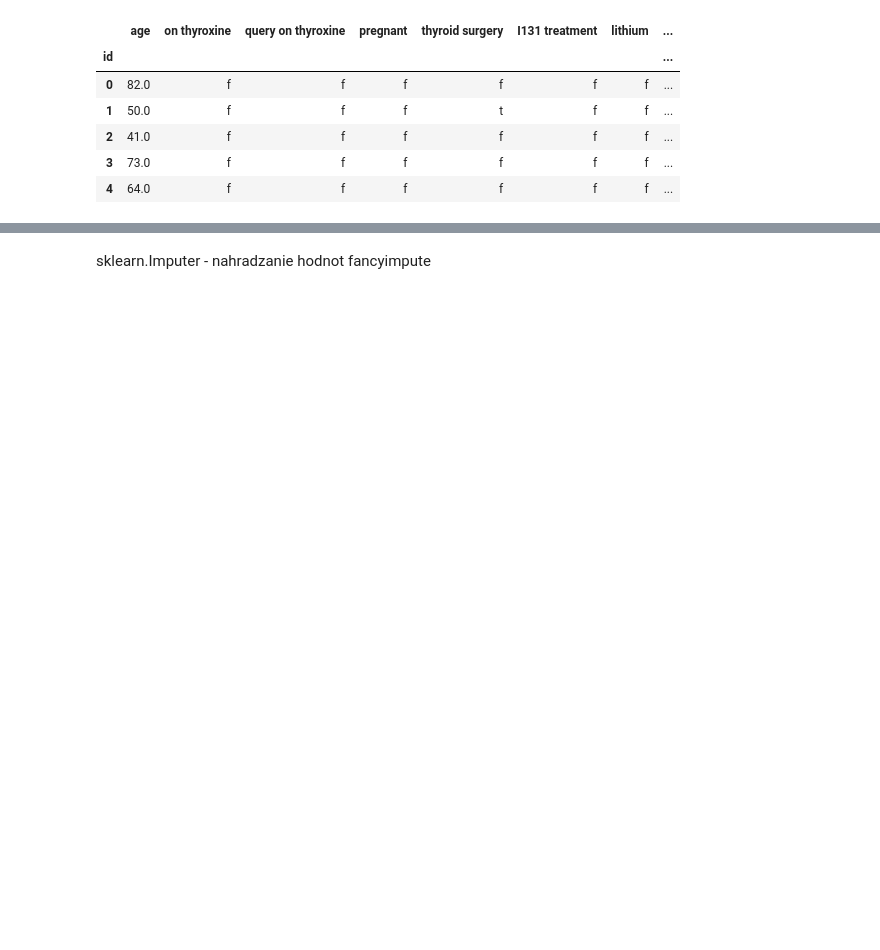
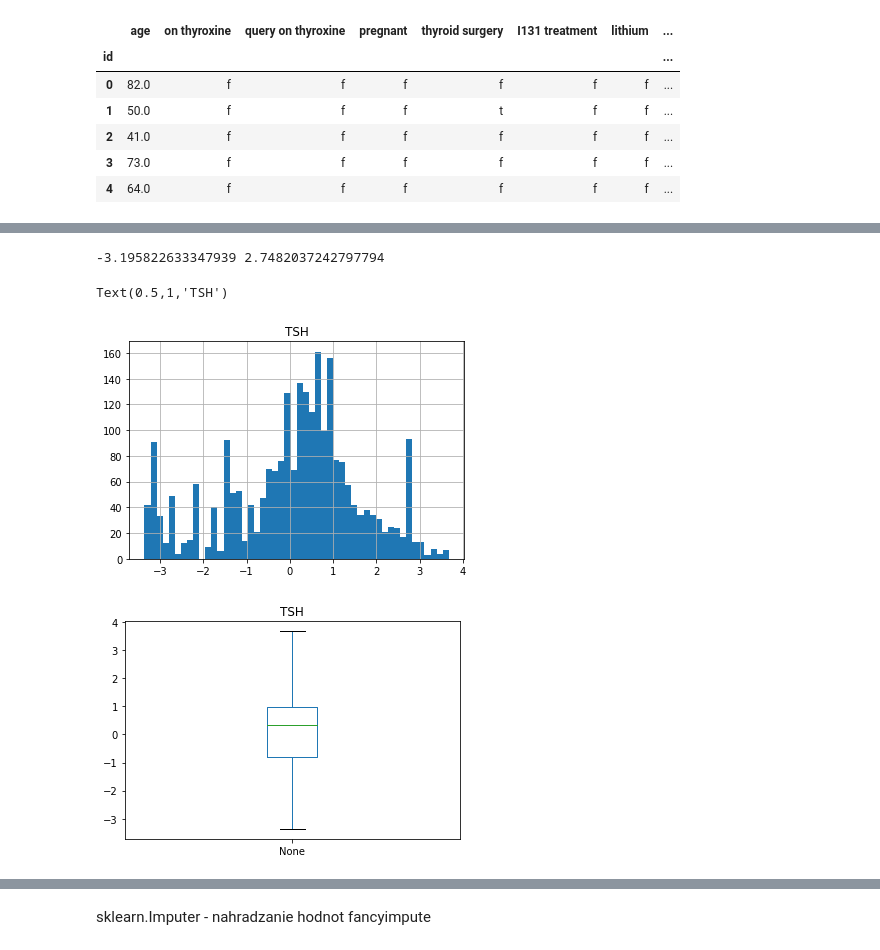
Before and after one commit to StefanSeben/IAU2018_SZ, a Jupyter notebook: predspracovanie.ipynb, the cells around one changed output, grey strips where cells are left out. Saved outputs shown, nothing was run; the diff lists cells and outputs as text; code cells hidden in the pictures; blank space fills up the shorter version.

```diff
--- a/predspracovanie.ipynb
+++ b/predspracovanie.ipynb
@@ -88,0 +155,15 @@ train_data.head()
+# %%
+trans, att = boxcox(train_data['TSH'].dropna())
+
+trans = replaceOutliers5_95PercentileS(trans)
+
+pd.Series(trans).hist(bins=50).set_title("TSH")
+plt.figure()
+pd.Series(trans).plot(kind='box').set_title("TSH")
+
+#train_data['TSH'] = trans
+# %% [output]
+-3.195822633347939 2.7482037242797794
+Text(0.5,1,'TSH')
+[figure, added]
+[figure, added]
```
Also changed, not shown: parts of 22 cells of this notebook.
